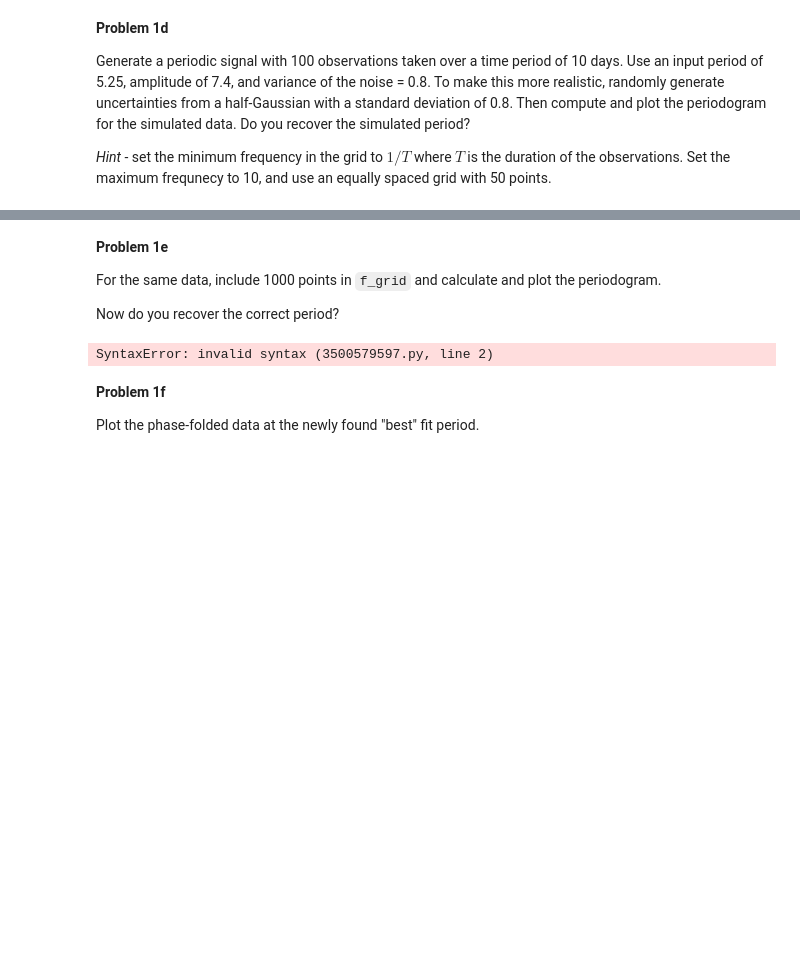
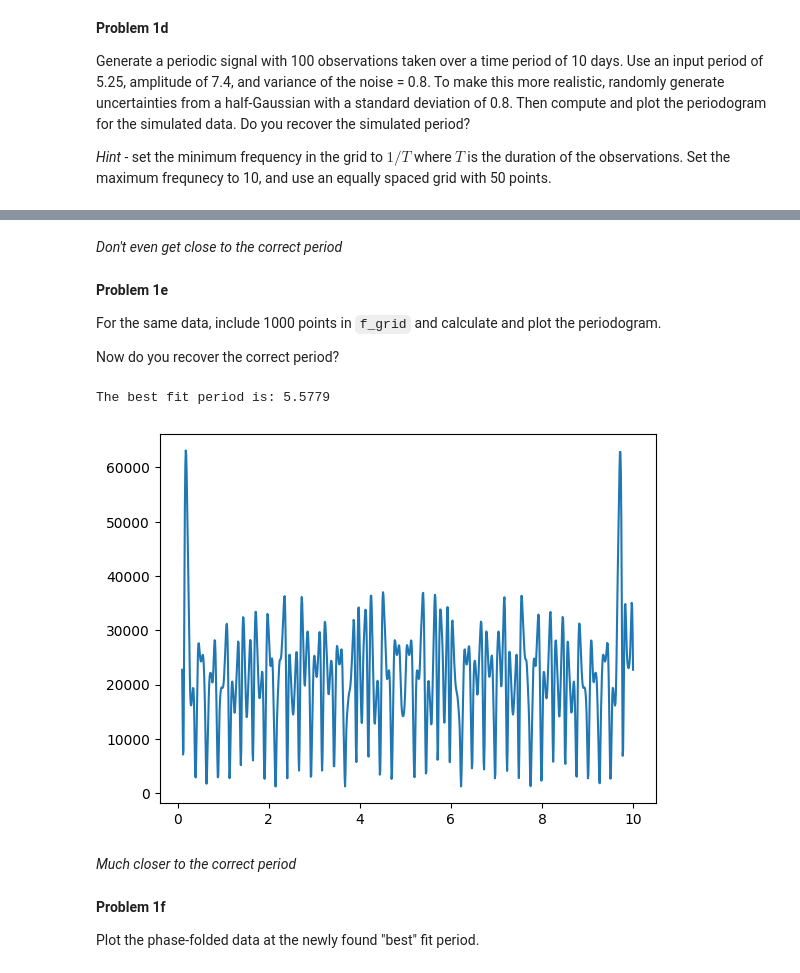
Before and after one commit to ASTR154/time-series, a Jupyter notebook: time-series.ipynb, the cells around one changed output, grey strips where cells are left out. Cells and saved outputs as stored; diff of their text form; code cells hidden in the pictures; blank space fills up the shorter version.

```diff
--- a/time-series.ipynb
+++ b/time-series.ipynb
@@ -40,12 +43,13 @@ def chi2(theta, t, y, f, sigma):
     '''
     Parameters
     ----------
-    `theta: list[float, float]` = `[amplitude, phase]`\n
+    `theta: tuple_unwrappable [float, float]` = `[amplitude, phase]`
     '''
     amplitude, phase = theta
     period = 1/f
-    chi = (y - sinusoid(t, period, amplitude, phase))/sigma
-    return chi.sum()
+    model = sinusoid(t, period, amplitude, phase)
+    chi = (y - model)/sigma
+    return (chi**2).sum()
 # %% [markdown]
 **Problem 1b**
 
@@ -53,11 +57,10 @@ Write a function to minimize the $\chi^2$ given everything but $A_f$ and $\phi_f
 
 *Hint* - you may find [`minimize`](https://docs.scipy.org/doc/scipy/reference/generated/scipy.optimize.minimize.html) within the `scipy` package useful.
 # %%
-from scipy.optimize import minimize, OptimizeResult
+from scipy.optimize import minimize
 
 def min_chi2(t, y, f, sigma, theta_guess):
-    chi2min: OptimizeResult = minimize(chi2, x0=theta_guess, args=(t, y, f, sigma))
-    print(chi2min.fun)
+    chi2min = minimize(fun=chi2, x0=theta_guess, args=(t, y, f, sigma))
     return chi2min.fun
 # %% [markdown]
 **Problem 1c**
@@ -66,10 +69,10 @@ Write a function, `ls_periodogram`, to calculate the LS periodogram for observat
 # %%
 def ls_periodogram(t, y, sigma, f_grid):
     psd = np.zeros_like(f_grid)
-    chi2_0 =((y/sigma)**2).sum()
+    chi2_0 = (y**2 / sigma**2).sum()
     for f_num, f in enumerate(f_grid):
         chi2_min = min_chi2(t, y, f, sigma, [1, 0])
-        psd[f_num] = (chi2_min - chi2_0) / 2
+        psd[f_num] = (chi2_0 - chi2_min) / 2
     return psd
 # %% [markdown]
 **Problem 1d**
@@ -148,3 +106,5 @@ nan
+# %% [markdown]
+*Don't even get close to the correct period*
 # %% [markdown]
 **Problem 1e**
 
@@ -152,20 +112,19 @@ For the same data, include 1000 points in `f_grid` and calculate and plot the pe
 
 Now do you recover the correct period?
 # %%
-# calculate the periodogram
-f_min = # complete
-f_grid = # complete
-psd_ls = # complete
+f_min = 1/10
+f_grid = np.linspace(f_min, 10, 1000)
+psd_ls = ls_periodogram(t, y, y_unc, f_grid)
 
 # plot the periodogram
-# complete
-# complete
-# complete
-# complete
+plt.plot(f_grid, psd_ls)
 
 print("The best fit period is: {:.4f}".format(1. / f_grid[np.argmax(psd_ls)]))
 # %% [output]
-SyntaxError: invalid syntax (3500579597.py, line 2)
+The best fit period is: 5.5779
+[figure, added]
+# %% [markdown]
+*Much closer to the correct period*
 # %% [markdown]
 **Problem 1f**
 
```
Also changed, not shown: parts of 5 cells of this notebook.
